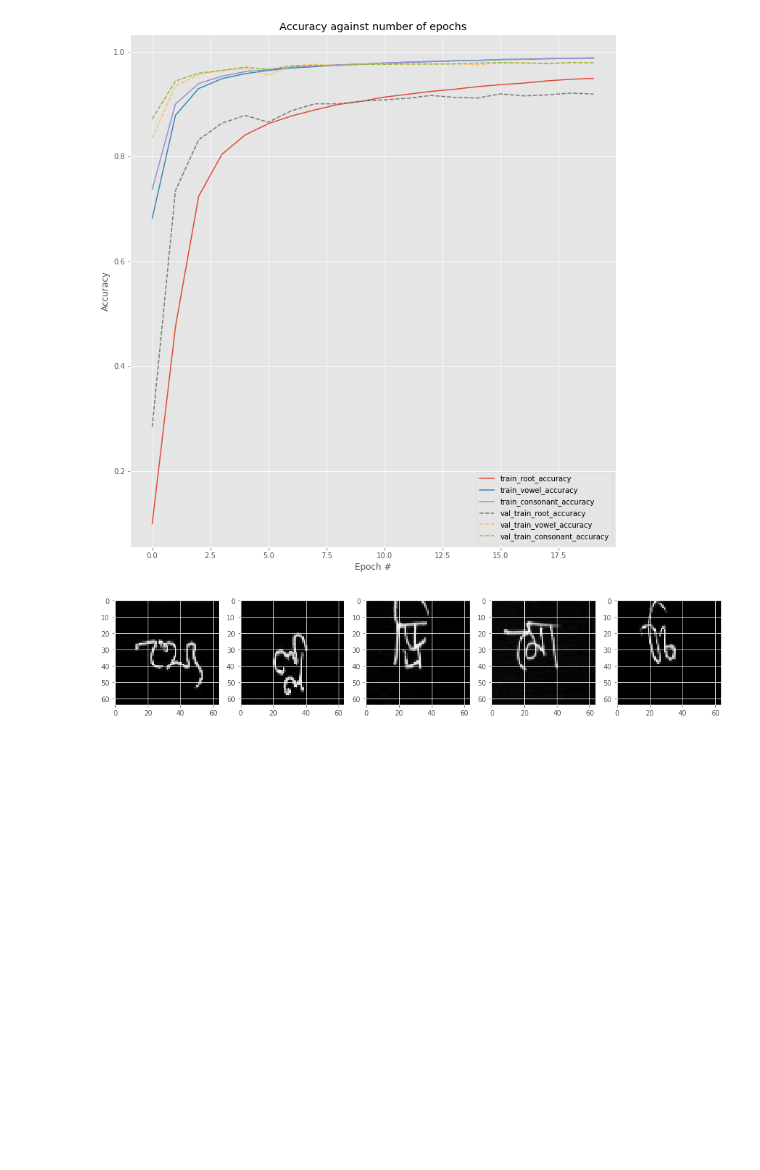
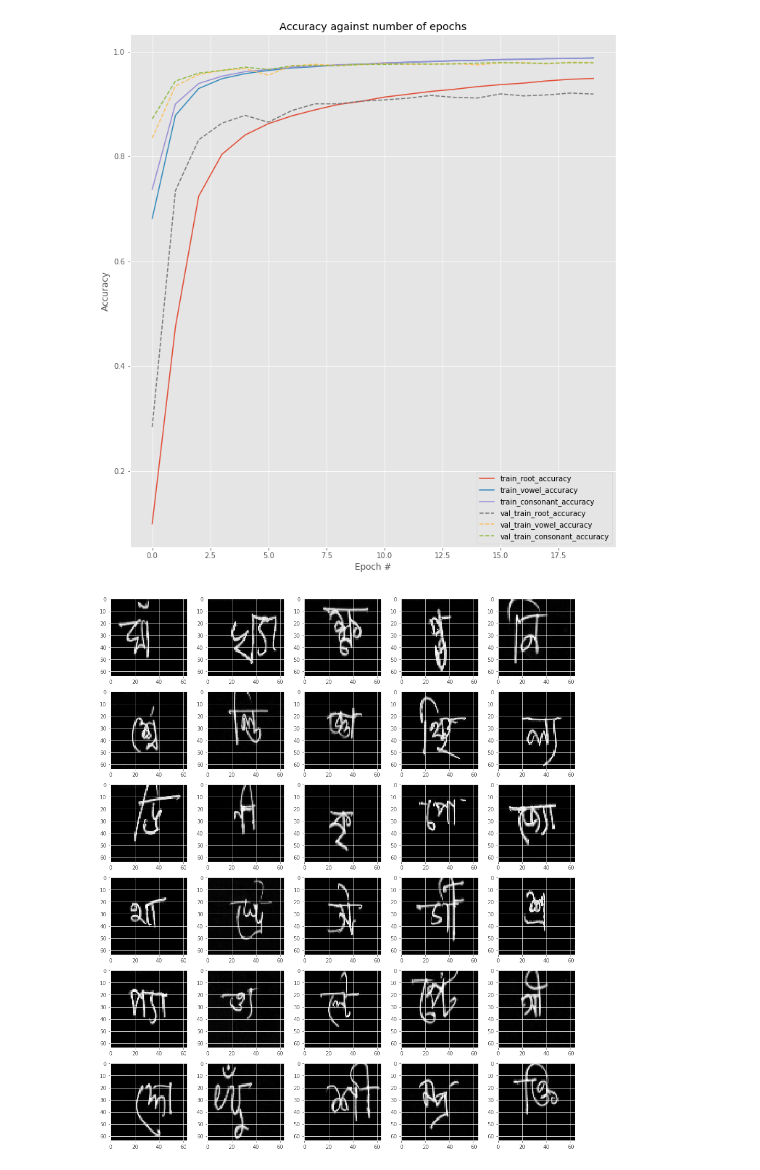
Before and after one commit to MHannan94/dsc100719-capstone-project, a Jupyter notebook: index.ipynb, the cells around one changed output. Saved outputs shown, nothing was run; the diff lists cells and outputs as text; code cells hidden in the pictures; blank space fills up the shorter version.

```diff
--- a/Untitled.ipynb
+++ b/index.ipynb
@@ -180,7 +180,7 @@ mymodel.evaluation(x_test, y_test)
 model= load_model('model_8.h5')
 hist = pickle.load(open('model_8_history.p', 'rb'))
 # %%
-mymodel = ModelEvaluation(model, hist)
+mymodel_best = ModelEvaluation(model, hist)
 # %% [output]
 Model: "model_1"
 __________________________________________________________________________________________________
@@ -205,8 +205,8 @@ mymodel.plot_metrics()
 [figure]
 [figure]
 # %%
-mymodel.test(class_map_df, x_test, y_test, 5)
+mymodel_best.test(class_map_df, x_test, y_test, 30)
 # %% [output]
-[figure, old version]
+[figure, new version]
 |  | predicted |  |  |  |  |  | true |  |  |  | ... |
 |  | root | r_comp | vowel | v_comp | consonant | c_comp | root | r_comp | vowel | v_comp | ... |
```
Also changed, not shown: parts of 7 cells of this notebook, 2 other files.
